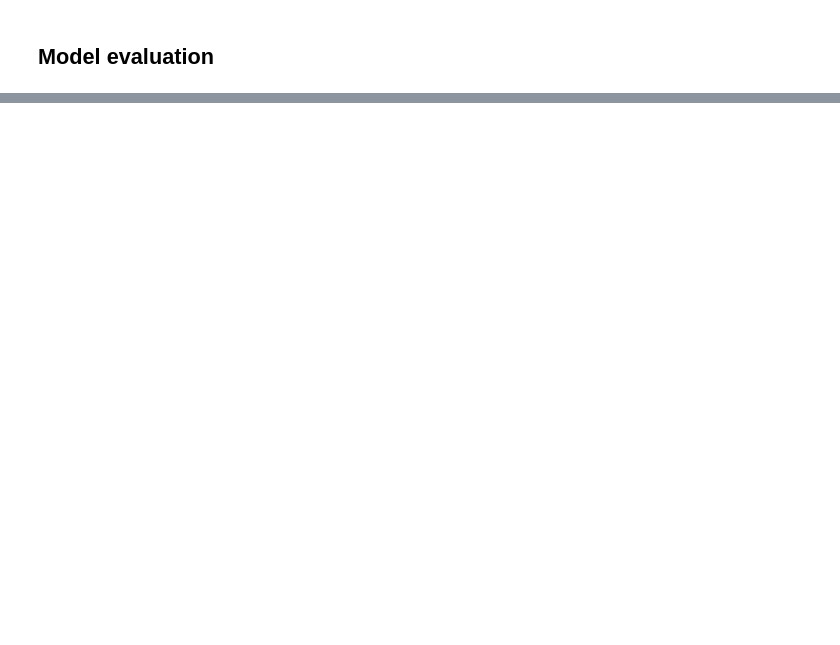
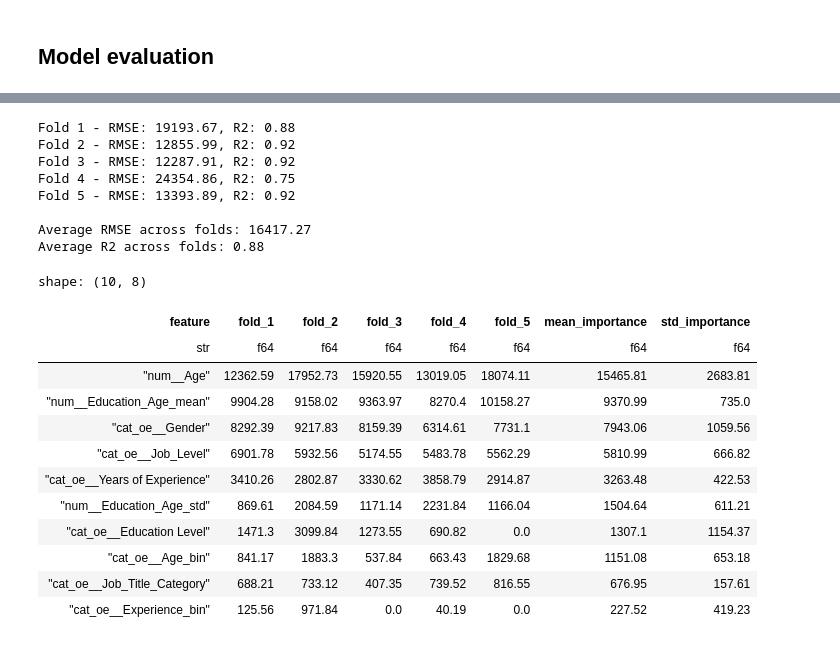
Before and after one commit to Gee1818/pwc-challenge, a Jupyter notebook: src/main.ipynb, the cells around one changed output, grey strips where cells are left out. Drawn from its saved outputs; the diff is of its cells as text; code cells hidden in the pictures; blank space fills up the shorter version.

```diff
--- a/src/main.ipynb
+++ b/src/main.ipynb
@@ -221 +456,28 @@ Average R²: 0.8958
+# %%
+# lasso regression model
+model_lasso = Lasso(alpha=50, random_state=SEED)
+results_lasso, importances_lasso = cross_validation(model_lasso, X, y)
+importances_lasso
+# %% [output]
+Fold 1 - RMSE: 19193.67, R2: 0.88
+Fold 2 - RMSE: 12855.99, R2: 0.92
+Fold 3 - RMSE: 12287.91, R2: 0.92
+Fold 4 - RMSE: 24354.86, R2: 0.75
+Fold 5 - RMSE: 13393.89, R2: 0.92
+
+Average RMSE across folds: 16417.27
+Average R2 across folds: 0.88
+shape: (10, 8)
+| feature | fold_1 | fold_2 | fold_3 | fold_4 | fold_5 | mean_importance | std_importance |
+| str | f64 | f64 | f64 | f64 | f64 | f64 | f64 |
+| "num__Age" | 12362.59 | 17952.73 | 15920.55 | 13019.05 | 18074.11 | 15465.81 | 2683.81 |
+| "num__Education_Age_mean" | 9904.28 | 9158.02 | 9363.97 | 8270.4 | 10158.27 | 9370.99 | 735.0 |
+| "cat_oe__Gender" | 8292.39 | 9217.83 | 8159.39 | 6314.61 | 7731.1 | 7943.06 | 1059.56 |
+| "cat_oe__Job_Level" | 6901.78 | 5932.56 | 5174.55 | 5483.78 | 5562.29 | 5810.99 | 666.82 |
+| "cat_oe__Years of Experience" | 3410.26 | 2802.87 | 3330.62 | 3858.79 | 2914.87 | 3263.48 | 422.53 |
+| "num__Education_Age_std" | 869.61 | 2084.59 | 1171.14 | 2231.84 | 1166.04 | 1504.64 | 611.21 |
+| "cat_oe__Education Level" | 1471.3 | 3099.84 | 1273.55 | 690.82 | 0.0 | 1307.1 | 1154.37 |
+| "cat_oe__Age_bin" | 841.17 | 1883.3 | 537.84 | 663.43 | 1829.68 | 1151.08 | 653.18 |
+| "cat_oe__Job_Title_Category" | 688.21 | 733.12 | 407.35 | 739.52 | 816.55 | 676.95 | 157.61 |
+| "cat_oe__Experience_bin" | 125.56 | 971.84 | 0.0 | 40.19 | 0.0 | 227.52 | 419.23 |
 # %%
```
Also changed, not shown: parts of 49 cells of this notebook.
